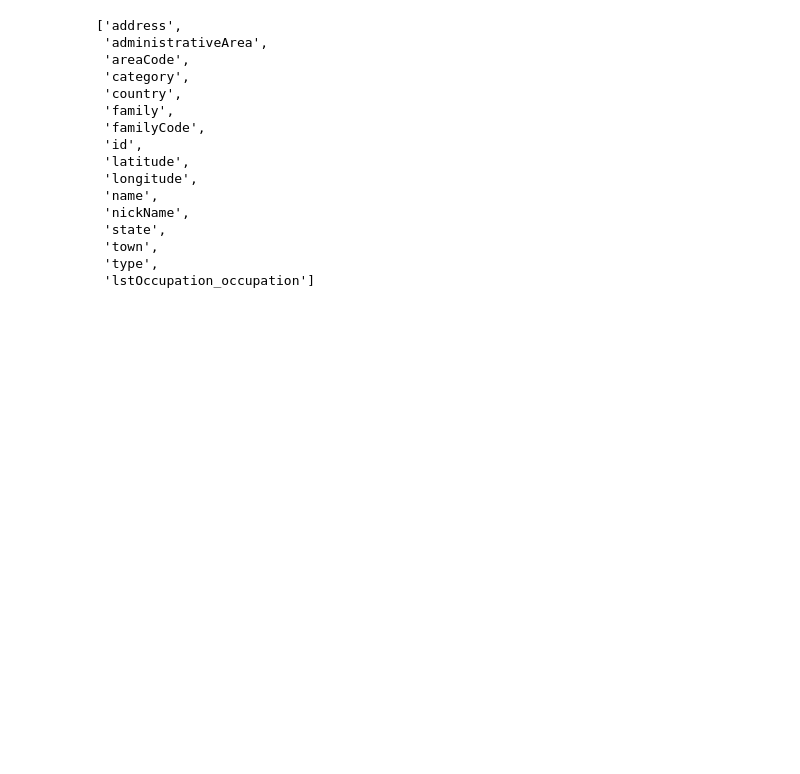
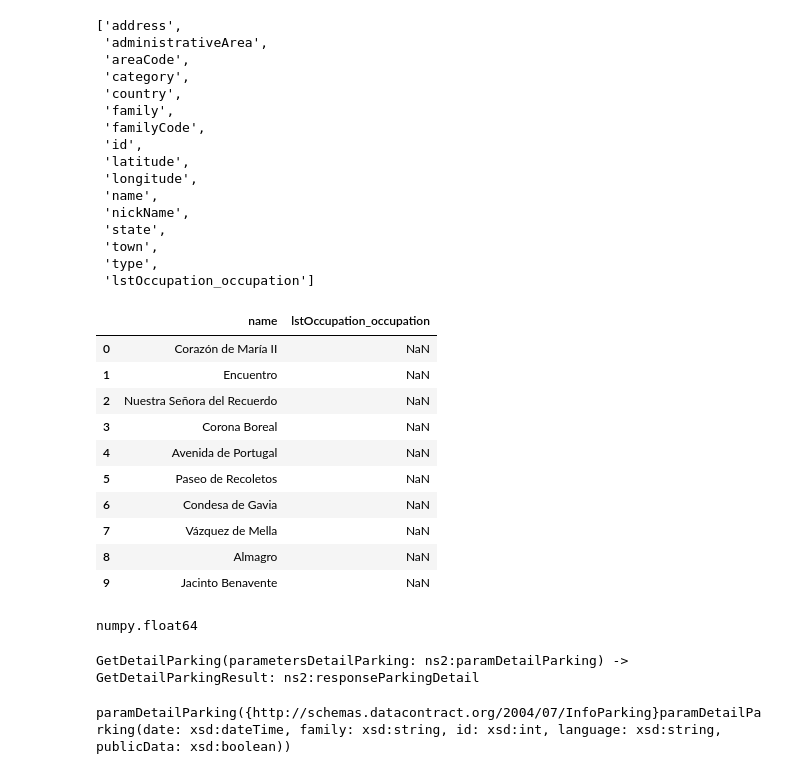
Before and after one commit to contactodiegovega/Trafico-Madrid, a Jupyter notebook: parking.ipynb, the cells around one changed output. Drawn from its saved outputs; the diff is of its cells as text; code cells hidden in the pictures; blank space fills up the shorter version.

```diff
--- a/parking.ipynb
+++ b/parking.ipynb
@@ -140,3 +140,34 @@ df.columns.tolist()
  'town',
  'type',
  'lstOccupation_occupation']
+# %%
+df[["name", "lstOccupation_occupation"]].head(10)
+# %% [output]
+|  | name | lstOccupation_occupation |
+| 0 | Corazón de María II | NaN |
+| 1 | Encuentro | NaN |
+| 2 | Nuestra Señora del Recuerdo | NaN |
+| 3 | Corona Boreal | NaN |
+| 4 | Avenida de Portugal | NaN |
+| 5 | Paseo de Recoletos | NaN |
+| 6 | Condesa de Gavia | NaN |
+| 7 | Vázquez de Mella | NaN |
+| 8 | Almagro | NaN |
+| 9 | Jacinto Benavente | NaN |
+# %%
+type(df.loc[0, "lstOccupation_occupation"])
+# %% [output]
+numpy.float64
+# %%
+for service in client.wsdl.services.values():
+    for port in service.ports.values():
+        operations = port.binding._operations
+
+        print(operations["GetDetailParking"])
+# %% [output]
+GetDetailParking(parametersDetailParking: ns2:paramDetailParking) -> GetDetailParkingResult: ns2:responseParkingDetail
+# %%
+tipo = client.get_type("ns2:paramDetailParking")
+print(tipo)
+# %% [output]
+paramDetailParking({http://schemas.datacontract.org/2004/07/InfoParking}paramDetailParking(date: xsd:dateTime, family: xsd:string, id: xsd:int, language: xsd:string, publicData: xsd:boolean))
```
Also changed, not shown: parts of 15 cells of this notebook.
